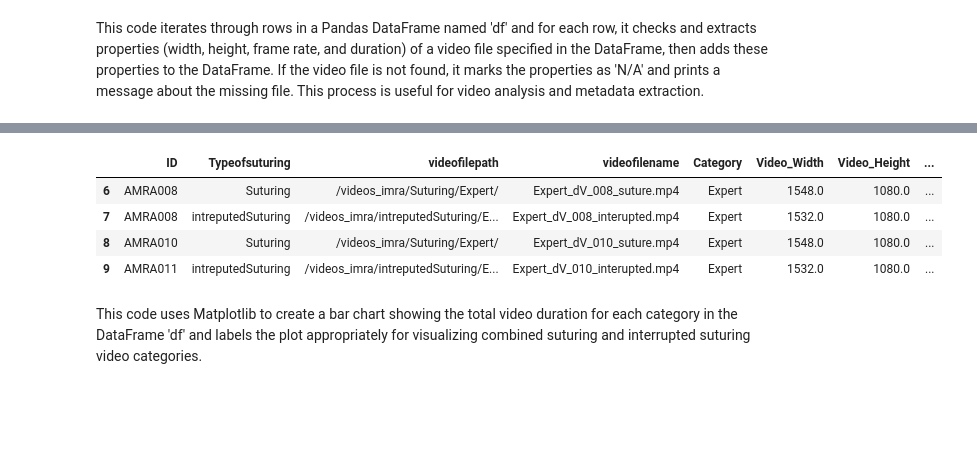
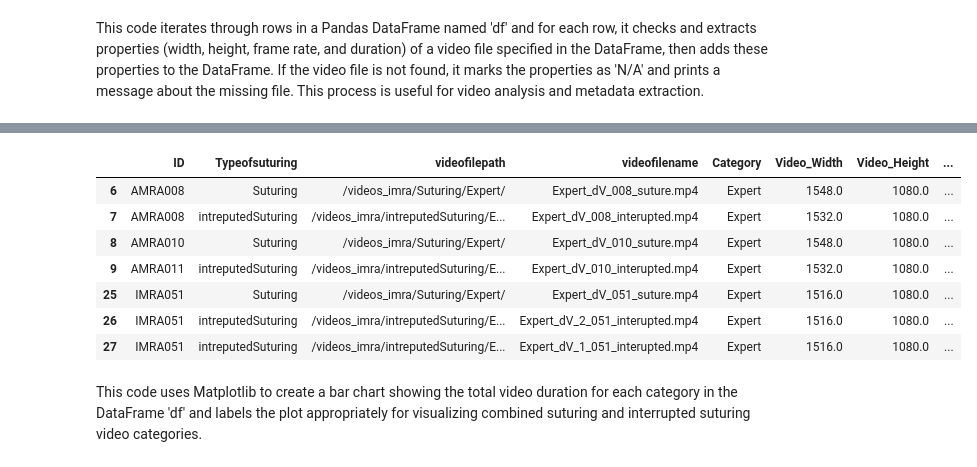
Before and after one commit to srujan-b/Assignment-2-Choose-Your-Own-Analysis, a Jupyter notebook: Validating-Synthetic-Models-as-Surgical-Training-Tools.ipynb, the cells around one changed output, grey strips where cells are left out. Cells and saved outputs as stored; diff of their text form; code cells hidden in the pictures; blank space fills up the shorter version.

```diff
--- a/Validating-Synthetic-Models-as-Surgical-Training-Tools.ipynb
+++ b/Validating-Synthetic-Models-as-Surgical-Training-Tools.ipynb
@@ -107,11 +135,14 @@ for index, row in df.iterrows():
 # %%
-df[df['Category'] == 'Expert'].head()
+df[df['Category'] == 'Expert']
 # %% [output]
 |  | ID | Typeofsuturing | videofilepath | videofilename | Category | Video_Width | Video_Height | ... |
 | 6 | AMRA008 | Suturing | /videos_imra/Suturing/Expert/ | Expert_dV_008_suture.mp4 | Expert | 1548.0 | 1080.0 | ... |
 | 7 | AMRA008 | intreputedSuturing | /videos_imra/intreputedSuturing/E... | Expert_dV_008_interupted.mp4 | Expert | 1532.0 | 1080.0 | ... |
 | 8 | AMRA010 | Suturing | /videos_imra/Suturing/Expert/ | Expert_dV_010_suture.mp4 | Expert | 1548.0 | 1080.0 | ... |
 | 9 | AMRA011 | intreputedSuturing | /videos_imra/intreputedSuturing/E... | Expert_dV_010_interupted.mp4 | Expert | 1532.0 | 1080.0 | ... |
+| 25 | IMRA051 | Suturing | /videos_imra/Suturing/Expert/ | Expert_dV_051_suture.mp4 | Expert | 1516.0 | 1080.0 | ... |
+| 26 | IMRA051 | intreputedSuturing | /videos_imra/intreputedSuturing/E... | Expert_dV_2_051_interupted.mp4 | Expert | 1516.0 | 1080.0 | ... |
+| 27 | IMRA051 | intreputedSuturing | /videos_imra/intreputedSuturing/E... | Expert_dV_1_051_interupted.mp4 | Expert | 1516.0 | 1080.0 | ... |
 # %% [markdown]
 This code uses Matplotlib to create a bar chart showing the total video duration for each category in the DataFrame 'df' and labels the plot appropriately for visualizing combined suturing and interrupted suturing video categories.
 # %%
```
Also changed, not shown: parts of 18 cells of this notebook.
